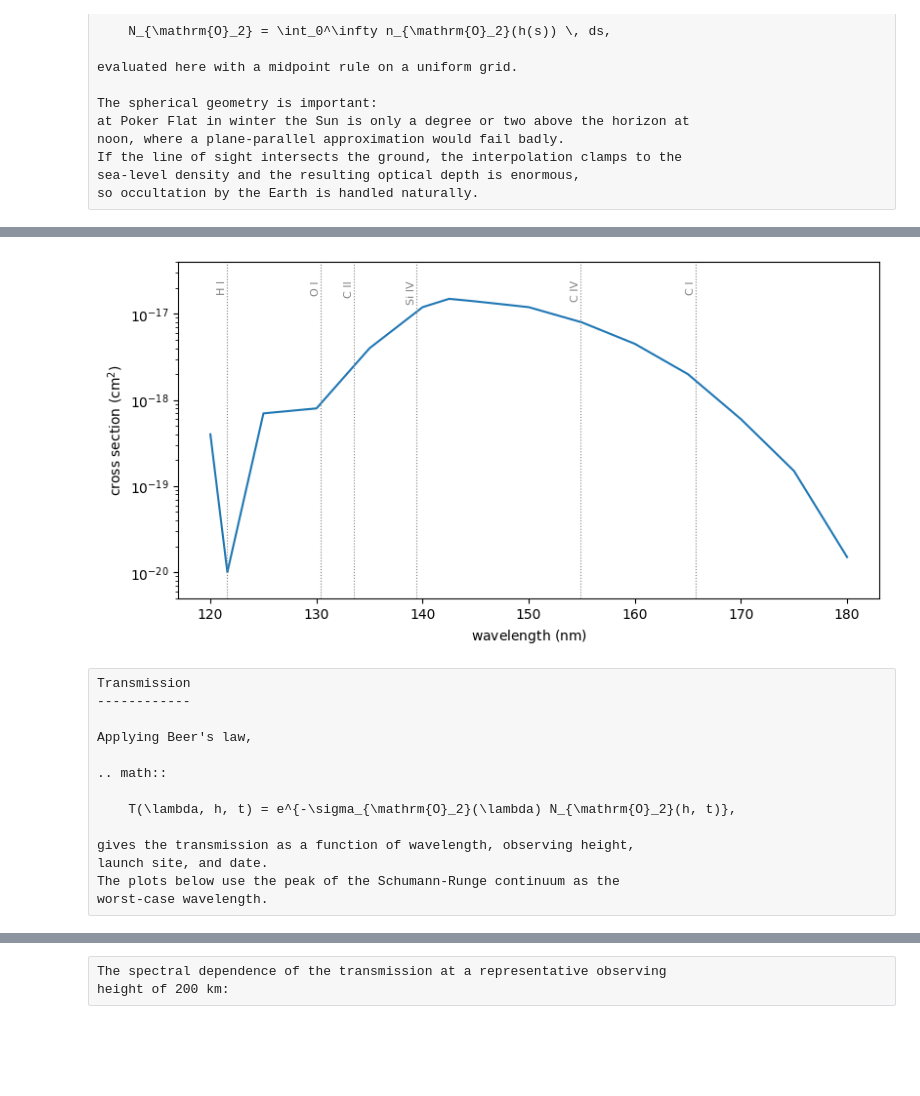
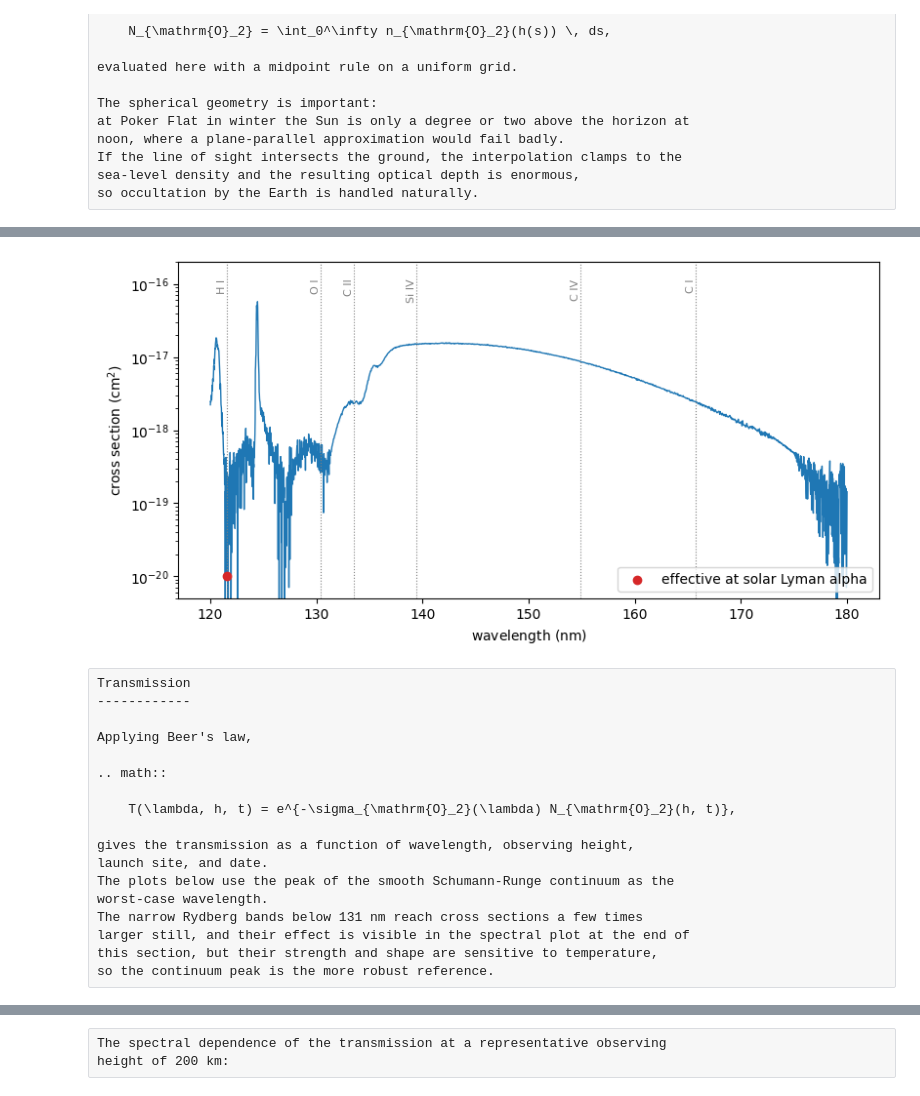
Before and after one commit to Kankelborg-Group/furst-optics, a Jupyter notebook: docs/reports/atmospheric-transmission.ipynb, the cells around one changed output, grey strips where cells are left out. Drawn from its saved outputs; the diff is of its cells as text; code cells hidden in the pictures; blank space fills up the shorter version.

```diff
--- a/docs/reports/atmospheric-transmission.ipynb
+++ b/docs/reports/atmospheric-transmission.ipynb
@@ -247,14 +263,19 @@ relatively low altitudes.
 # %%
+data_cross_section = np.loadtxt("O2_Lu2010_303.7K_115-180nm.txt")
+
+where_furst = data_cross_section[:, 0] >= 120
+
 wavelength = na.ScalarArray(
-    ndarray=[120.0, 121.6, 125.0, 130.0, 135.0, 140.0, 142.5, 145.0,
-             150.0, 155.0, 160.0, 165.0, 170.0, 175.0, 180.0] * u.nm,
+    ndarray=data_cross_section[where_furst, 0] * u.nm,
     axes=(axis_wavelength,),
 )
 cross_section_o2 = na.ScalarArray(
-    ndarray=[4.0e-19, 1.0e-20, 7.0e-19, 8.0e-19, 4.0e-18, 1.2e-17, 1.5e-17, 1.4e-17,
-             1.2e-17, 8.0e-18, 4.5e-18, 2.0e-18, 6.0e-19, 1.5e-19, 1.5e-20] * u.cm**2,
+    ndarray=data_cross_section[where_furst, 1] * u.cm**2,
     axes=(axis_wavelength,),
 )
+
+wavelength_lya = 121.567 * u.nm
+cross_section_lya = 1.0e-20 * u.cm**2
 
 lines_furst = {
     "H I": 121.6 * u.nm,
@@ -266,25 +287,33 @@ lines_furst = {
 }
 # %%
 fig, ax = plt.subplots(figsize=(8, 4), constrained_layout=True)
-na.plt.plot(wavelength, cross_section_o2, ax=ax, axis=axis_wavelength)
+na.plt.plot(wavelength, cross_section_o2, ax=ax, axis=axis_wavelength, linewidth=1)
+ax.scatter(
+    wavelength_lya,
+    cross_section_lya,
+    color="tab:red",
+    zorder=3,
+    label="effective at solar Lyman alpha",
+)
 for line in lines_furst:
     ax.axvline(lines_furst[line], color="gray", linestyle=":", linewidth=0.8)
     ax.text(
         x=lines_furst[line].to_value(u.nm),
-        y=2.5e-17,
+        y=1.2e-16,
         s=line,
         rotation=90,
         ha="right",
         va="top",
         fontsize=8,
         color="gray",
     )
 ax.set_yscale("log")
-ax.set_ylim(5e-21, 4e-17)
+ax.set_ylim(5e-21, 2e-16)
 ax.set_xlabel(f"wavelength ({u.nm:latex_inline})")
-ax.set_ylabel(f"cross section ({u.cm**2:latex_inline})");
+ax.set_ylabel(f"cross section ({u.cm**2:latex_inline})")
+ax.legend(loc="lower right");
 # %% [output]
-[figure, old version]
+[figure, new version]
 # %% [raw]
 Transmission
 ------------
@@ -297,6 +326,10 @@ Applying Beer's law,
 
 gives the transmission as a function of wavelength, observing height,
 launch site, and date.
-The plots below use the peak of the Schumann-Runge continuum as the
+The plots below use the peak of the smooth Schumann-Runge continuum as the
 worst-case wavelength.
+The narrow Rydberg bands below 131 nm reach cross sections a few times
+larger still, and their effect is visible in the spectral plot at the end of
+this section, but their strength and shape are sensitive to temperature,
+so the continuum peak is the more robust reference.
 # %%
```
Also changed, not shown: parts of 11 cells of this notebook, 2 other files.
